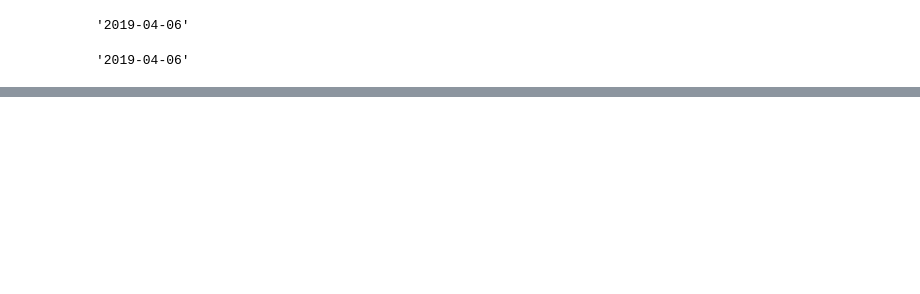
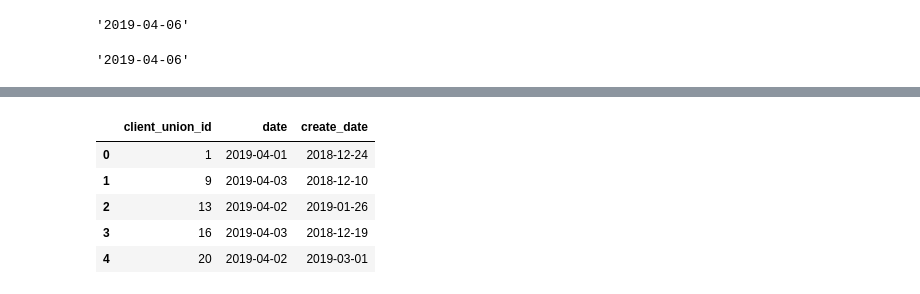
Before and after one commit to Praldmur/Simulation, a Jupyter notebook: mini_project_6.ipynb, the cells around one changed output, grey strips where cells are left out. Saved outputs shown, nothing was run; the diff lists cells and outputs as text; code cells hidden in the pictures; blank space fills up the shorter version.

```diff
--- a/mini_project_6.ipynb
+++ b/mini_project_6.ipynb
@@ -320,0 +313,2 @@ max_diff_date.strftime('%Y-%m-%d')
+# %%
+date_ads = ads.groupby('client_union_id').agg({'date': 'min'})
@@ -320,0 +325,2 @@ max_diff_date.strftime('%Y-%m-%d')
+# %%
+date_client = ads_clients[['client_union_id', 'create_date']]
@@ -320,0 +336,11 @@ max_diff_date.strftime('%Y-%m-%d')
+# %%
+merge_date = date_ads.merge(date_client, on='client_union_id')
+# %%
+merge_date.head()
+# %% [output]
+|  | client_union_id | date | create_date |
+| 0 | 1 | 2019-04-01 | 2018-12-24 |
+| 1 | 9 | 2019-04-03 | 2018-12-10 |
+| 2 | 13 | 2019-04-02 | 2019-01-26 |
+| 3 | 16 | 2019-04-03 | 2018-12-19 |
+| 4 | 20 | 2019-04-02 | 2019-03-01 |
```
Also changed, not shown: parts of 27 cells of this notebook.
